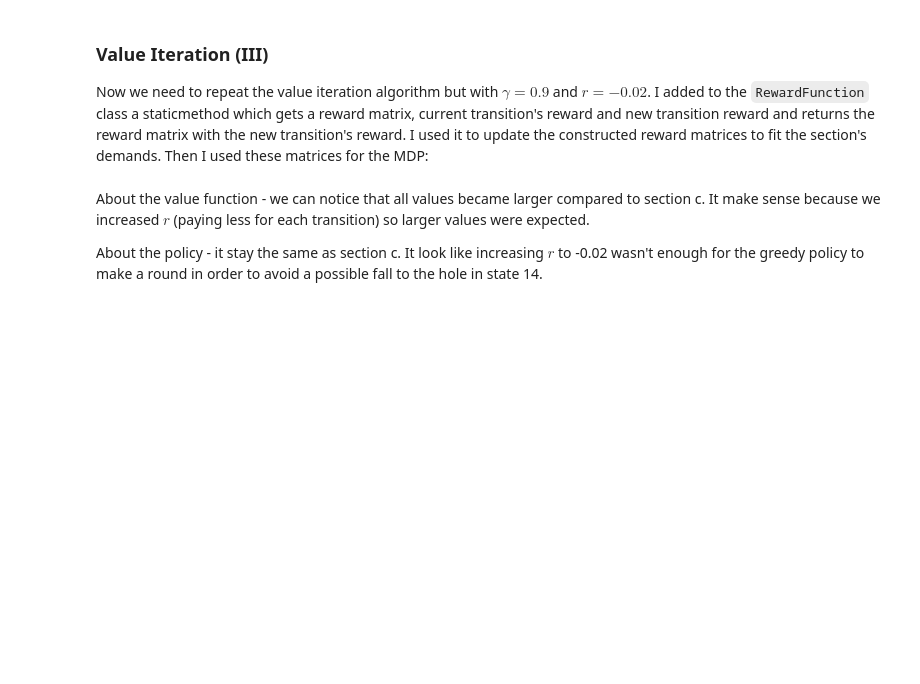
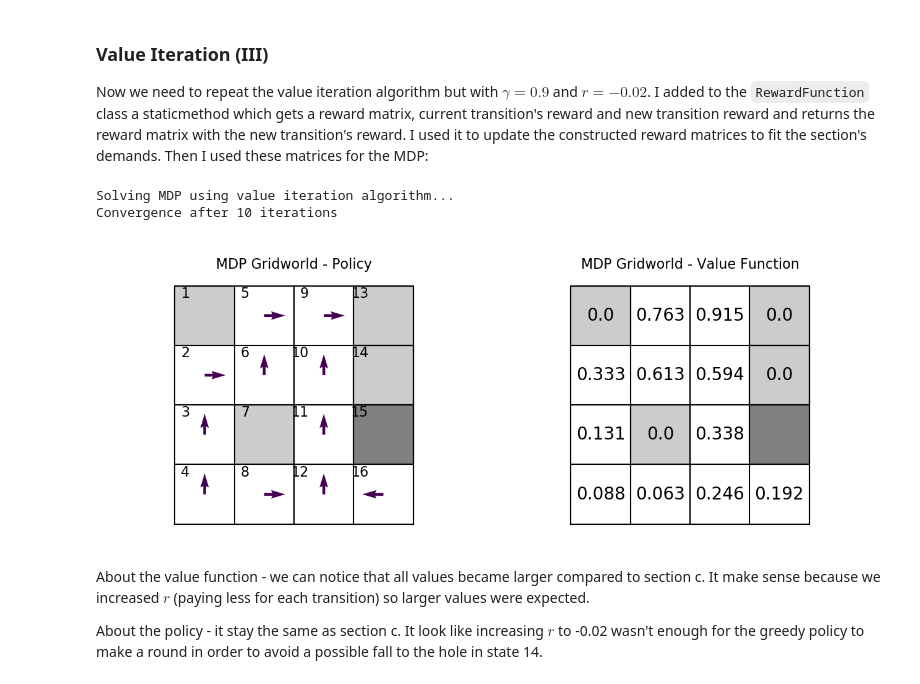
Before and after one commit to evyatarluv/Intelligent-Robotic-Systems, a Jupyter notebook: MDP/report.ipynb, the cells around one changed output. Cells and saved outputs as stored; diff of their text form; code cells hidden in the pictures; blank space fills up the shorter version.

```diff
--- a/MDP/report.ipynb
+++ b/MDP/report.ipynb
@@ -161,15 +175,18 @@ the section's demands. Then I used these matrices for the MDP:
 # %%
 # Create the new reward function (r = -0.02)
 new_reward_matrices = [RewardFunction.change_transition_reward(m, -0.04, -0.02)
                        for m in reward_matrices]
 new_reward_function = RewardFunction(actions=[a[0] for a in actions],
                                      reward_matrices=new_reward_matrices)
 
 # Solve & Plot
 mdp = MDP(World(), transition_model, new_reward_function, gamma=0.9)
 mdp.value_iteration(theta=10 ** -4)
-mdp.plot_values()
-mdp.plot_policy()
+display(Image.open('images/section_d.png'))
+# %% [output]
+Solving MDP using value iteration algorithm...
+Convergence after 10 iterations
+[figure, added]
 # %% [markdown]
 About the value function - we can notice that all values became larger compared
 to section c. It make sense because we increased $r$ (paying less for each transition)
```
Also changed, not shown: parts of 9 cells of this notebook, 2 other files.
